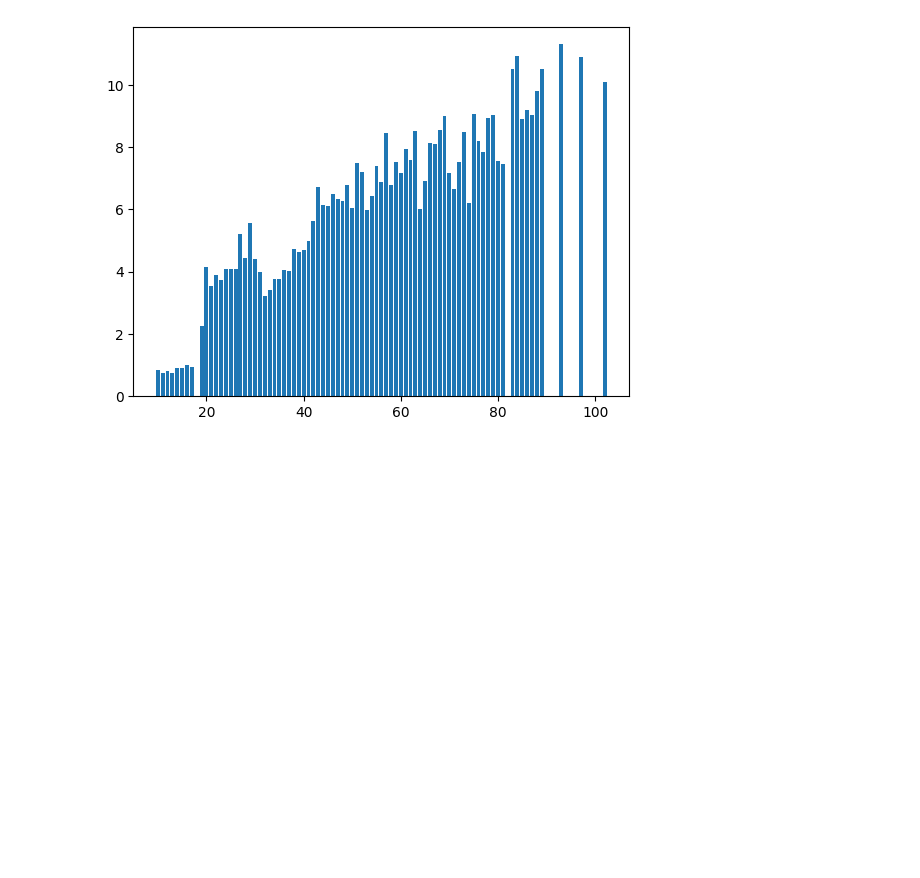
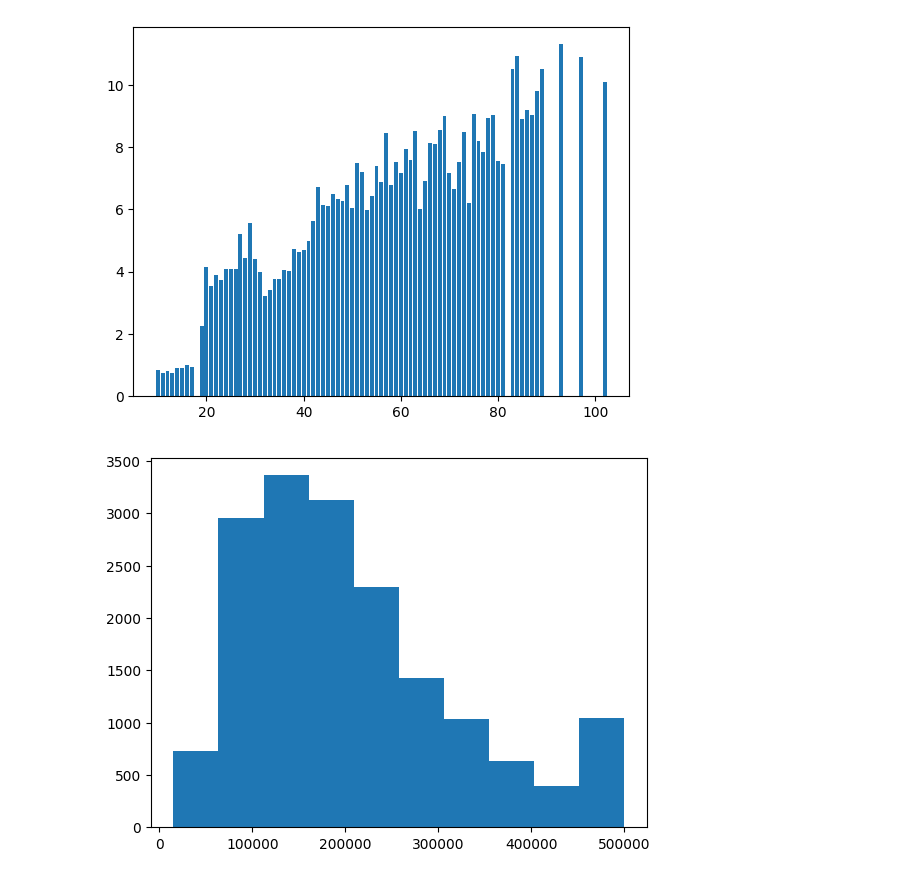
Before and after one commit to igromachado/codigos_ets, a Jupyter notebook: Python_Bibliotecas/matplotlib/exercícios.ipynb, the cells around one changed output. Saved outputs shown, nothing was run; the diff lists cells and outputs as text; code cells hidden in the pictures; blank space fills up the shorter version.

```diff
--- a/Python_Bibliotecas/matplotlib/exercícios.ipynb
+++ b/Python_Bibliotecas/matplotlib/exercícios.ipynb
@@ -93,3 +93,10 @@ plt.bar(df.index,df)
 # %% [output]
 <BarContainer object of 81 artists>
 [figure]
+# %%
+df = pd.read_csv('CSVs/california_housing_train.csv')
+plt.hist(df['median_house_value'])
+
+plt.show()
+# %% [output]
+[figure, added]
```
Also changed, not shown: parts of 1 cell of this notebook.
